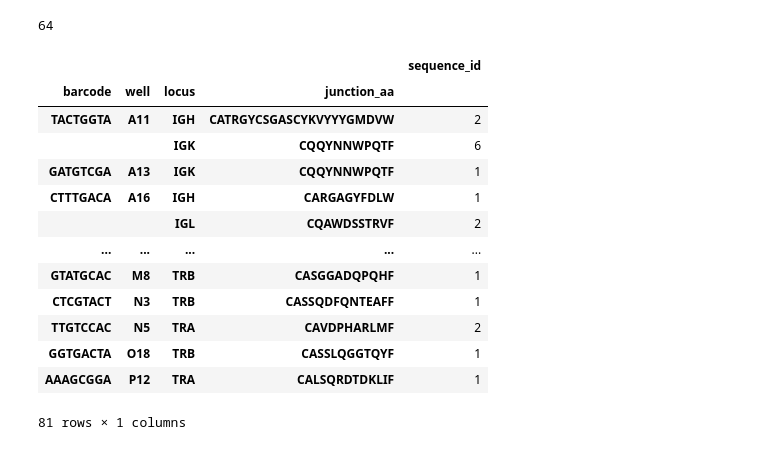
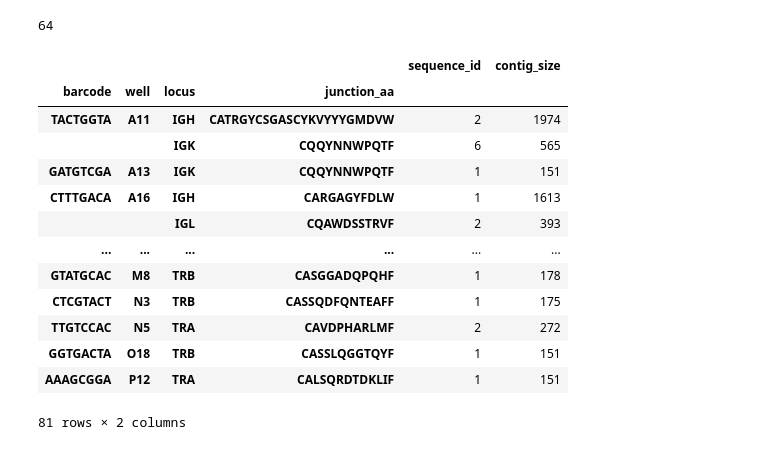
Before and after one commit to EDS-Bioinformatics-Laboratory/reseda, a Jupyter notebook: NOTEBOOKS/VASAseqImgtRemoveASC.ipynb, the cells around one changed output. Cells and saved outputs as stored; diff of their text form; code cells hidden in the pictures.

Commit message:
added max size of contigs to summary table

```diff
--- a/NOTEBOOKS/VASAseqImgtRemoveASC.ipynb
+++ b/NOTEBOOKS/VASAseqImgtRemoveASC.ipynb
@@ -118,23 +118,23 @@ len(df["well"].unique())
 # %% [output]
 64
 # %%
-df_summary = df.groupby(["barcode", "well", "locus", "junction_aa"]).agg({'sequence_id': len}).sort_values(["well", "locus"])
+df_summary = df.groupby(["barcode", "well", "locus", "junction_aa"]).agg({'sequence_id': len, 'contig_size': max}).sort_values(["well", "locus"])
 df_summary
 # %% [output]
-|  |  |  |  | sequence_id |
-| barcode | well | locus | junction_aa |  |
-| TACTGGTA | A11 | IGH | CATRGYCSGASCYKVYYYGMDVW | 2 |
-|  |  | IGK | CQQYNNWPQTF | 6 |
-| GATGTCGA | A13 | IGK | CQQYNNWPQTF | 1 |
-| CTTTGACA | A16 | IGH | CARGAGYFDLW | 1 |
-|  |  | IGL | CQAWDSSTRVF | 2 |
-| ... | ... | ... | ... | ... |
-| GTATGCAC | M8 | TRB | CASGGADQPQHF | 1 |
-| CTCGTACT | N3 | TRB | CASSQDFQNTEAFF | 1 |
-| TTGTCCAC | N5 | TRA | CAVDPHARLMF | 2 |
-| GGTGACTA | O18 | TRB | CASSLQGGTQYF | 1 |
-| AAAGCGGA | P12 | TRA | CALSQRDTDKLIF | 1 |
+|  |  |  |  | sequence_id | contig_size |
+| barcode | well | locus | junction_aa |  |  |
+| TACTGGTA | A11 | IGH | CATRGYCSGASCYKVYYYGMDVW | 2 | 1974 |
+|  |  | IGK | CQQYNNWPQTF | 6 | 565 |
+| GATGTCGA | A13 | IGK | CQQYNNWPQTF | 1 | 151 |
+| CTTTGACA | A16 | IGH | CARGAGYFDLW | 1 | 1613 |
+|  |  | IGL | CQAWDSSTRVF | 2 | 393 |
+| ... | ... | ... | ... | ... | ... |
+| GTATGCAC | M8 | TRB | CASGGADQPQHF | 1 | 178 |
+| CTCGTACT | N3 | TRB | CASSQDFQNTEAFF | 1 | 175 |
+| TTGTCCAC | N5 | TRA | CAVDPHARLMF | 2 | 272 |
+| GGTGACTA | O18 | TRB | CASSLQGGTQYF | 1 | 151 |
+| AAAGCGGA | P12 | TRA | CALSQRDTDKLIF | 1 | 151 |
-81 rows × 1 columns
+81 rows × 2 columns
 # %%
 df_summary.to_excel("./VASAseq-IMGT-noASC-summary.xlsx")
 # %%
```
